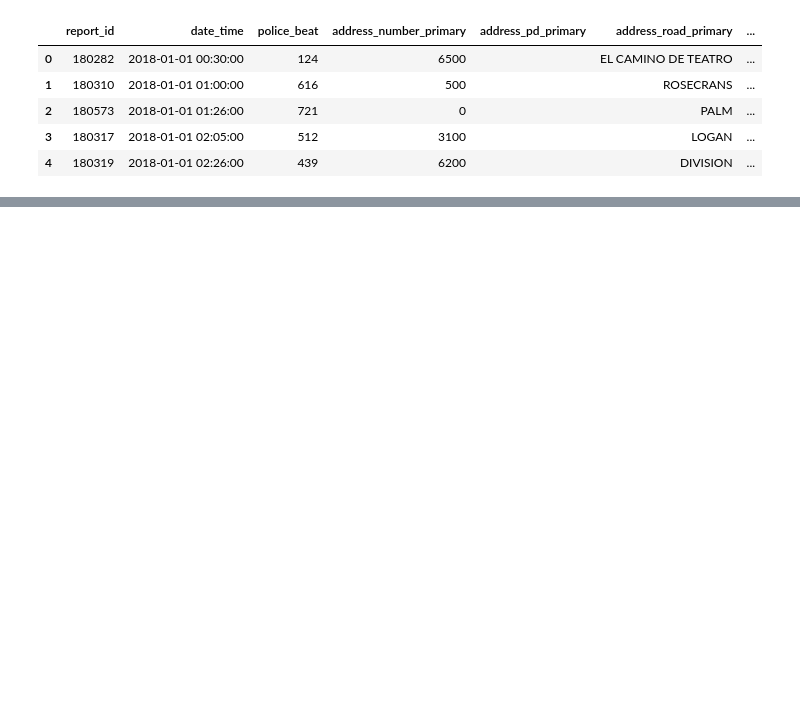
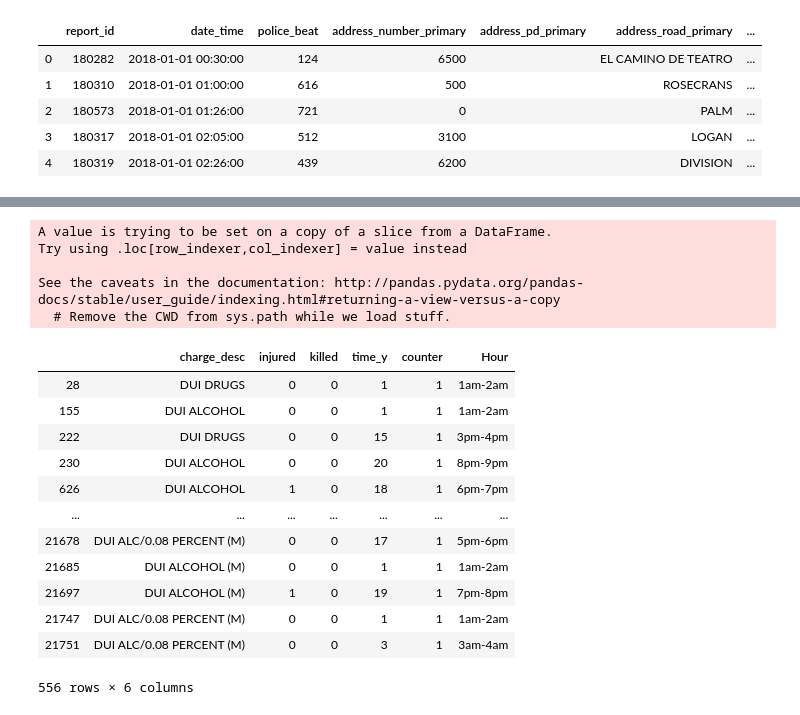
Before and after one commit to alexrayperry/SD-Collision-Hotspots, a Jupyter notebook: trevor-sd-collision-analysis.ipynb, the cells around one changed output, grey strips where cells are left out. Drawn from its saved outputs; the diff is of its cells as text; code cells hidden in the pictures; blank space fills up the shorter version.

```diff
--- a/trevor-sd-collision-analysis.ipynb
+++ b/trevor-sd-collision-analysis.ipynb
@@ -20,0 +142,25 @@ collision.head()
+# %%
+# line graph for duis per time of the day
+
+# split date_time column
+date_time = dumb_driver_df.date_time.str.split(expand=True)
+
+date_time = date_time.rename(columns={0:'date', 1:'time'})
+
+# pull out hour and store into seperate df
+date_time['time'] = pd.to_datetime(date_time.time)
+date_time.dtypes
+time = date_time.time.dt.hour
+
+# merge time df of just the hour with previous df
+dui_time_df = dui_df.merge(time, left_index = True, right_index = True)
+dui_time_df.head()
+
+#df with only necessary fields
+dui_hour_df = dui_time_df[['charge_desc', 'injured', 'killed', 'time_y']]
+dui_hour_df.head()
+
+# set counter to 1 so that the number of DUI hits can be properly counted
+dui_hour_df["counter"] = 1
+
+dui_hour_df.head()
@@ -20,0 +178,37 @@ collision.head()
+# %%
+# bin hours
+bins = [0, 0.9, 1.9, 2.9, 3.9, 4.9, 5.9, 6.9, 7.9, 8.9, 9.9, 10.9, 11.9, 12.9, 13.9, 14.9, 15.9, 16.9, 17.9, 18.9,
+       19.9, 20.9, 21.9, 22.9, 24]
+
+# set labels for bins
+labels = ['12am-1am', '1am-2am', '2am-3am', '3am-4am', '4am-5am', '5am-6am', '6am-7am',
+         '7am-8am', '8am-9am', '9am-10am', '10am-11am', '11am-12pm', '12pm-1pm', '1pm-2pm',
+         '2pm-3pm', '3pm-4pm', '4pm-5pm', '5pm-6pm', '6pm-7pm', '7pm-8pm', '8pm-9pm',
+         '9pm-10pm', '10pm-11pm', '11pm-12am']
+
+# fill na
+dui_complete = dui_hour_df.fillna("12am-1am")
+
+# set labels to bins
+dui_hour_df["Hour"] = pd.cut(dui_hour_df.time_y, bins=bins, labels = labels)
+
+dui_complete
+# %% [output]
+A value is trying to be set on a copy of a slice from a DataFrame.
+Try using .loc[row_indexer,col_indexer] = value instead
+
+See the caveats in the documentation: http://pandas.pydata.org/pandas-docs/stable/user_guide/indexing.html#returning-a-view-versus-a-copy
+  # Remove the CWD from sys.path while we load stuff.
+|  | charge_desc | injured | killed | time_y | counter | Hour |
+| 28 | DUI DRUGS | 0 | 0 | 1 | 1 | 1am-2am |
+| 155 | DUI ALCOHOL | 0 | 0 | 1 | 1 | 1am-2am |
+| 222 | DUI DRUGS | 0 | 0 | 15 | 1 | 3pm-4pm |
+| 230 | DUI ALCOHOL | 0 | 0 | 20 | 1 | 8pm-9pm |
+| 626 | DUI ALCOHOL | 1 | 0 | 18 | 1 | 6pm-7pm |
+| ... | ... | ... | ... | ... | ... | ... |
+| 21678 | DUI ALC/0.08 PERCENT (M) | 0 | 0 | 17 | 1 | 5pm-6pm |
+| 21685 | DUI ALCOHOL (M) | 0 | 0 | 1 | 1 | 1am-2am |
+| 21697 | DUI ALCOHOL (M) | 1 | 0 | 19 | 1 | 7pm-8pm |
+| 21747 | DUI ALC/0.08 PERCENT (M) | 0 | 0 | 1 | 1 | 1am-2am |
+| 21751 | DUI ALC/0.08 PERCENT (M) | 0 | 0 | 3 | 1 | 3am-4am |
+556 rows × 6 columns
```
Also changed, not shown: parts of 12 cells of this notebook, 3 other files.
